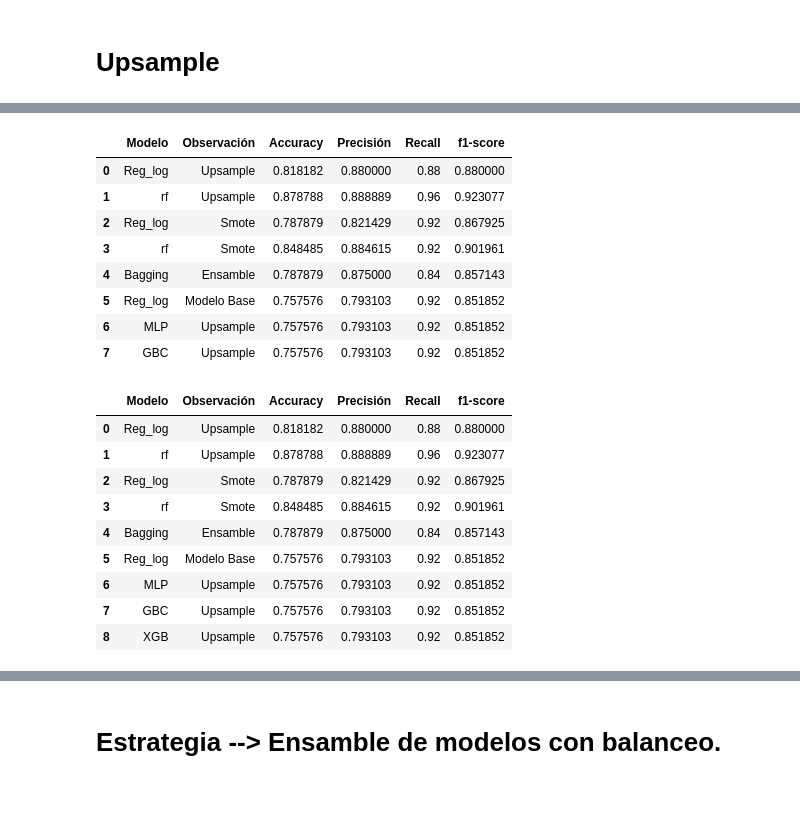
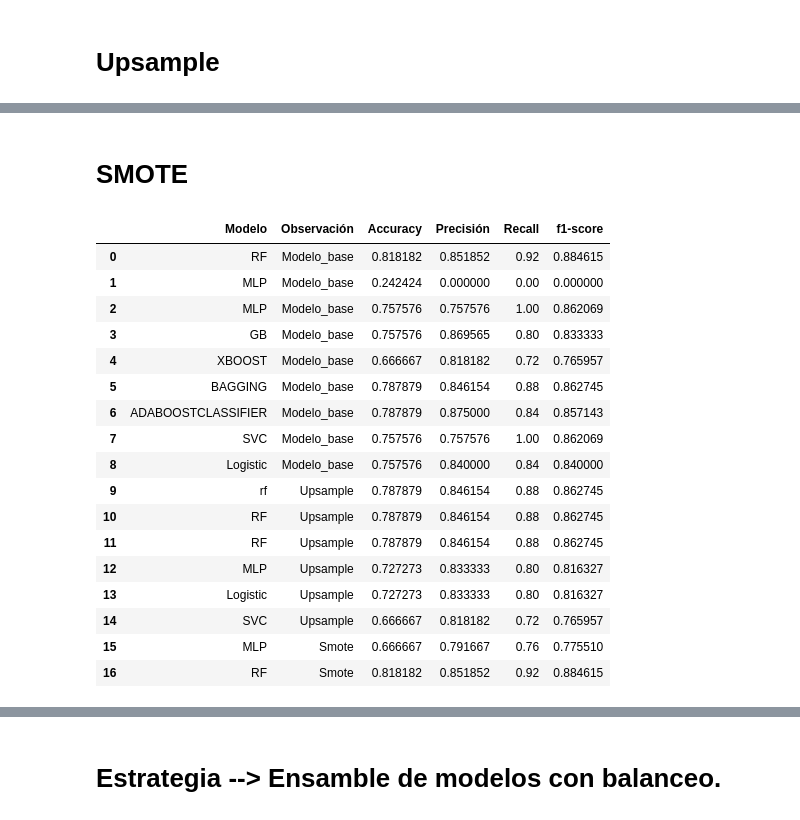
Before and after one commit to fire-classifying/fireclass, a Jupyter notebook: fire_classify_2classes.ipynb, the cells around one changed output, grey strips where cells are left out. Saved outputs shown, nothing was run; the diff lists cells and outputs as text; code cells hidden in the pictures.

```diff
--- a/fire_classify_2classes.ipynb
+++ b/fire_classify_2classes.ipynb
@@ -813,8 +867,9 @@ os = RandomOverSampler(ratio=0.5,
              random_state=69)
 X_train_over, y_train_over = os.fit_sample(X_train, y_train)
 # %%
+### RF - UPSAMPLE ###
 def rf(X_train, X_test, y_train, y_test):
-    model_rf = GridSearchCV(RandomForestClassifier(),param_grid=param_grid,n_jobs=1,cv=10,verbose=True,scoring='recall')
+    model_rf = RandomForestClassifier(n_estimators=100,random_state=69,n_jobs=-1)
     model_rf.fit(X_train,y_train)
     return model_rf
 # %%
@@ -826,8 +892,0 @@ ValueError: ignored
-# %%
-rf = GridSearchCV(RandomForestClassifier(),param_grid=param_grid,n_jobs=1,cv=10,verbose=True,scoring='recall')
-
-rf.fit(X_train_over,np.ravel(y_train_over))
-pred = rf.predict(X_test)
-
-insert_result('RF', 'Upsample', pred_y)
-result
@@ -910,16 +892,0 @@ rf_over = rf(X_train_over, X_test, y_train_over, y_test)
-# %%
-# Generamos dos data frame para guardar los resultados:
-
-result = pd.DataFrame(columns = ['Modelo','Observación', 'Accuracy', 'Precisión', 'Recall', 'f1-score'])
-
-
-# definimos una función para insertar los resultados:
-def insert_result(modelo,obs , pred):
-  n = result.shape[0]
-  # calculamos las diferentes métricas:
-  acc = accuracy_score(y_test, pred)
-  prec = precision_score(y_test, pred)
-  recall = recall_score(y_test, pred)
-  f1 = f1_score(y_test, pred)
-
-  result.loc[n] = [modelo, obs, acc, prec, recall, f1]
@@ -980,0 +1012,2 @@ def gbc(X_train, X_test, y_train, y_test):
+# %% [markdown]
+# SMOTE
@@ -981,14 +1018,25 @@ def gbc(X_train, X_test, y_train, y_test):
 # %%
-#pred_y = mlp1.predict(X_test)
-insert_result('GBC', 'Upsample', pred_y)
+### RF -SMOTE ###
+rf_smote = rf(X_train_smote, X_test, y_train_smote, y_test)
+pred_y = rf_smote.predict(X_test)
+insert_result('RF', 'Smote', pred_y)
 result
 # %% [output]
 |  | Modelo | Observación | Accuracy | Precisión | Recall | f1-score |
-| 0 | Reg_log | Upsample | 0.818182 | 0.880000 | 0.88 | 0.880000 |
-| 1 | rf | Upsample | 0.878788 | 0.888889 | 0.96 | 0.923077 |
-| 2 | Reg_log | Smote | 0.787879 | 0.821429 | 0.92 | 0.867925 |
-| 3 | rf | Smote | 0.848485 | 0.884615 | 0.92 | 0.901961 |
-| 4 | Bagging | Ensamble | 0.787879 | 0.875000 | 0.84 | 0.857143 |
-| 5 | Reg_log | Modelo Base | 0.757576 | 0.793103 | 0.92 | 0.851852 |
-| 6 | MLP | Upsample | 0.757576 | 0.793103 | 0.92 | 0.851852 |
-| 7 | GBC | Upsample | 0.757576 | 0.793103 | 0.92 | 0.851852 |
+| 0 | RF | Modelo_base | 0.818182 | 0.851852 | 0.92 | 0.884615 |
+| 1 | MLP | Modelo_base | 0.242424 | 0.000000 | 0.00 | 0.000000 |
+| 2 | MLP | Modelo_base | 0.757576 | 0.757576 | 1.00 | 0.862069 |
+| 3 | GB | Modelo_base | 0.757576 | 0.869565 | 0.80 | 0.833333 |
+| 4 | XBOOST | Modelo_base | 0.666667 | 0.818182 | 0.72 | 0.765957 |
+| 5 | BAGGING | Modelo_base | 0.787879 | 0.846154 | 0.88 | 0.862745 |
+| 6 | ADABOOSTCLASSIFIER | Modelo_base | 0.787879 | 0.875000 | 0.84 | 0.857143 |
+| 7 | SVC | Modelo_base | 0.757576 | 0.757576 | 1.00 | 0.862069 |
+| 8 | Logistic | Modelo_base | 0.757576 | 0.840000 | 0.84 | 0.840000 |
+| 9 | rf | Upsample | 0.787879 | 0.846154 | 0.88 | 0.862745 |
+| 10 | RF | Upsample | 0.787879 | 0.846154 | 0.88 | 0.862745 |
+| 11 | RF | Upsample | 0.787879 | 0.846154 | 0.88 | 0.862745 |
+| 12 | MLP | Upsample | 0.727273 | 0.833333 | 0.80 | 0.816327 |
+| 13 | Logistic | Upsample | 0.727273 | 0.833333 | 0.80 | 0.816327 |
+| 14 | SVC | Upsample | 0.666667 | 0.818182 | 0.72 | 0.765957 |
+| 15 | MLP | Smote | 0.666667 | 0.791667 | 0.76 | 0.775510 |
+| 16 | RF | Smote | 0.818182 | 0.851852 | 0.92 | 0.884615 |
@@ -1016,14 +1042,0 @@ def xgb(X_train, X_test, y_train, y_test):
-# %%
-insert_result('XGB', 'Upsample', pred_y)
-result
-# %% [output]
-|  | Modelo | Observación | Accuracy | Precisión | Recall | f1-score |
-| 0 | Reg_log | Upsample | 0.818182 | 0.880000 | 0.88 | 0.880000 |
-| 1 | rf | Upsample | 0.878788 | 0.888889 | 0.96 | 0.923077 |
-| 2 | Reg_log | Smote | 0.787879 | 0.821429 | 0.92 | 0.867925 |
-| 3 | rf | Smote | 0.848485 | 0.884615 | 0.92 | 0.901961 |
-| 4 | Bagging | Ensamble | 0.787879 | 0.875000 | 0.84 | 0.857143 |
-| 5 | Reg_log | Modelo Base | 0.757576 | 0.793103 | 0.92 | 0.851852 |
-| 6 | MLP | Upsample | 0.757576 | 0.793103 | 0.92 | 0.851852 |
-| 7 | GBC | Upsample | 0.757576 | 0.793103 | 0.92 | 0.851852 |
-| 8 | XGB | Upsample | 0.757576 | 0.793103 | 0.92 | 0.851852 |
```
Also changed, not shown: parts of 89 cells of this notebook.
